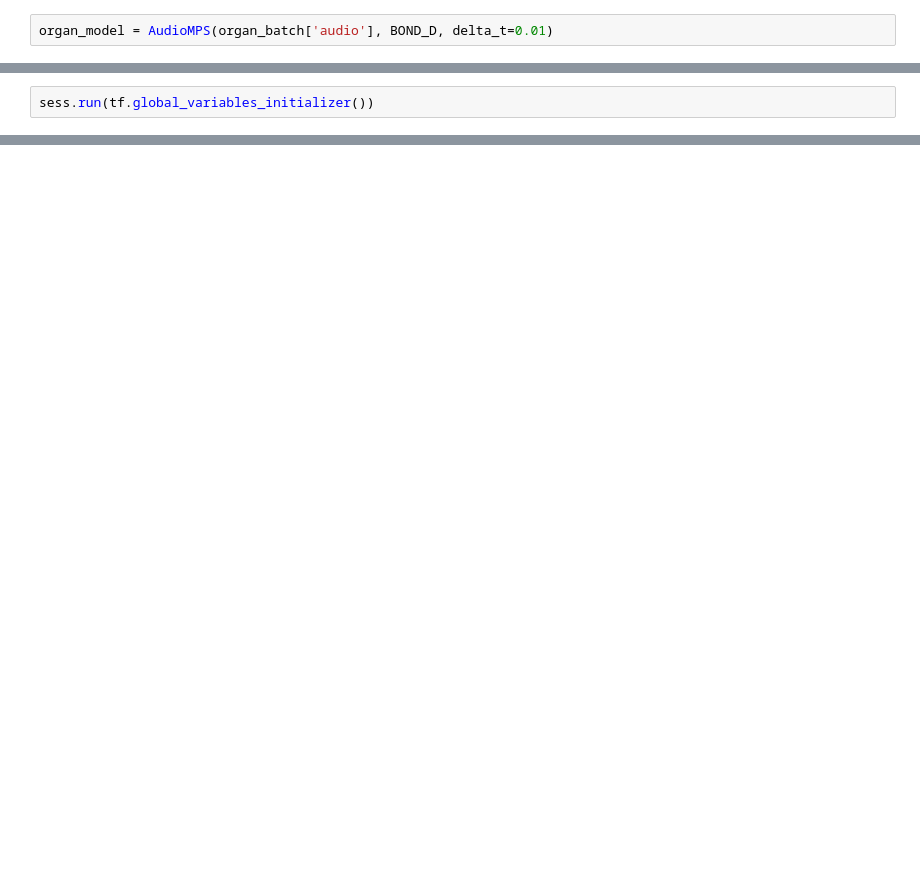
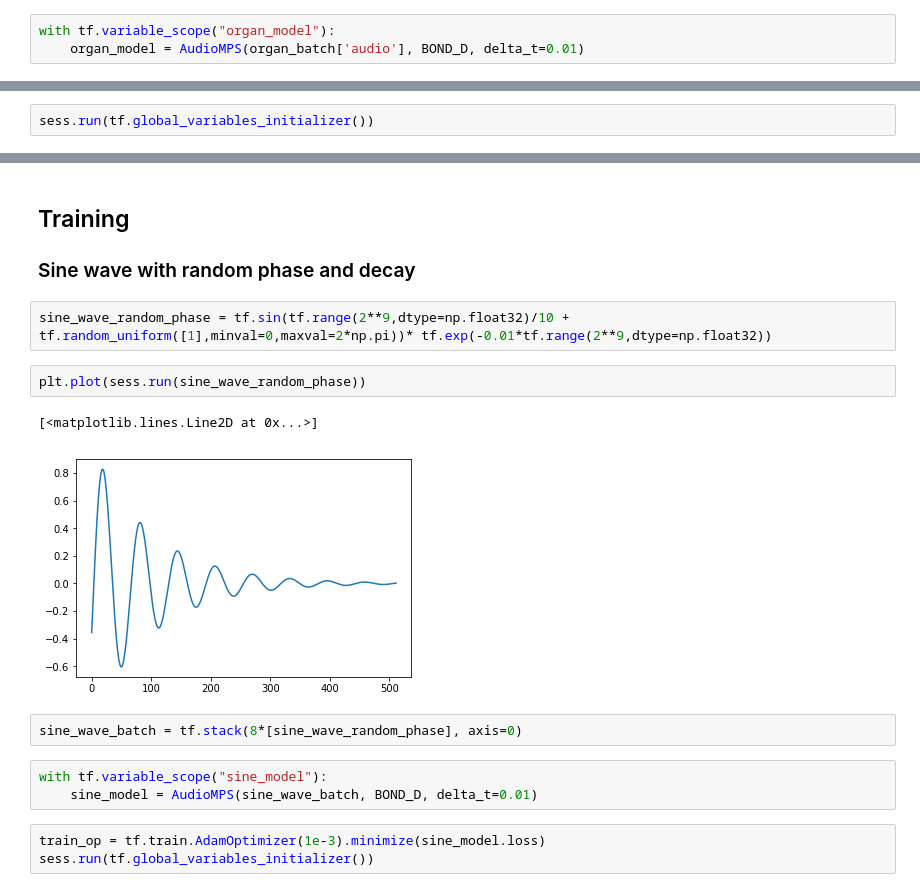
Before and after one commit to AustenLamacraft/audio-mps, a Jupyter notebook: notebooks/testing-AudioMPS.ipynb, the cells around one changed output, grey strips where cells are left out. Drawn from its saved outputs; the diff is of its cells as text; blank space fills up the shorter version.

Commit message:
Training on damped sine waves with random phase works nicely.

```diff
--- a/notebooks/testing-AudioMPS.ipynb
+++ b/notebooks/testing-AudioMPS.ipynb
@@ -55,4 +62,5 @@ plt.plot(sess.run(organ_batch['audio'])[0][20000:20200])
 # %%
 BOND_D = 5
 # %%
-organ_model = AudioMPS(organ_batch['audio'], BOND_D, delta_t=0.01)
+with tf.variable_scope("organ_model"):
+    organ_model = AudioMPS(organ_batch['audio'], BOND_D, delta_t=0.01)
@@ -72,0 +73,19 @@ array([1546.9739 , 1262.8115 ,  309.98608, 2009.2977 , 3421.2815 ,
+# %% [markdown]
+## Training
+
+### Sine wave with random phase and decay
+# %%
+sine_wave_random_phase = tf.sin(tf.range(2**9,dtype=np.float32)/10 + tf.random_uniform([1],minval=0,maxval=2*np.pi))* tf.exp(-0.01*tf.range(2**9,dtype=np.float32))
+# %%
+plt.plot(sess.run(sine_wave_random_phase))
+# %% [output]
+[<matplotlib.lines.Line2D at 0x...>]
+[figure, added]
+# %%
+sine_wave_batch = tf.stack(8*[sine_wave_random_phase], axis=0)
+# %%
+with tf.variable_scope("sine_model"):
+    sine_model = AudioMPS(sine_wave_batch, BOND_D, delta_t=0.01)
+# %%
+train_op = tf.train.AdamOptimizer(1e-3).minimize(sine_model.loss)
+sess.run(tf.global_variables_initializer())
```
Also changed, not shown: parts of 8 cells of this notebook, 1 other file.
